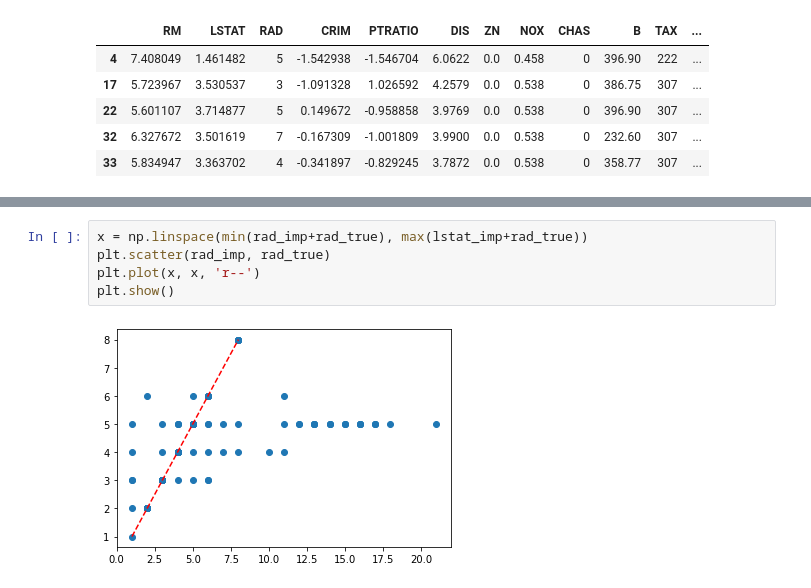
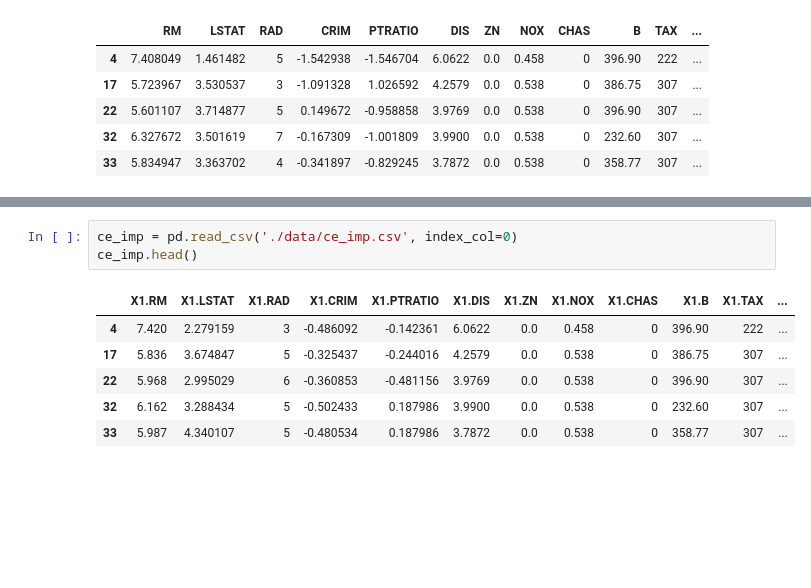
Before and after one commit to vrvrv/STA714_final, a Jupyter notebook: Imputation_result.ipynb, the cells around one changed output, grey strips where cells are left out. Drawn from its saved outputs; the diff is of its cells as text; blank space fills up the shorter version.

```diff
--- a/Imputation_result.ipynb
+++ b/Imputation_result.ipynb
@@ -79,7 +23,10 @@ plt.show()
-# %%
-x = np.linspace(min(rad_imp+rad_true), max(lstat_imp+rad_true))
-plt.scatter(rad_imp, rad_true)
-plt.plot(x, x, 'r--')
-plt.show()
-# %% [output]
-[figure, removed]
+# %%
+ce_imp = pd.read_csv('./data/ce_imp.csv', index_col=0)
+ce_imp.head()
+# %% [output]
+|  | X1.RM | X1.LSTAT | X1.RAD | X1.CRIM | X1.PTRATIO | X1.DIS | X1.ZN | X1.NOX | X1.CHAS | X1.B | X1.TAX | ... |
+| 4 | 7.420 | 2.279159 | 3 | -0.486092 | -0.142361 | 6.0622 | 0.0 | 0.458 | 0 | 396.90 | 222 | ... |
+| 17 | 5.836 | 3.674847 | 5 | -0.325437 | -0.244016 | 4.2579 | 0.0 | 0.538 | 0 | 386.75 | 307 | ... |
+| 22 | 5.968 | 2.995029 | 6 | -0.360853 | -0.481156 | 3.9769 | 0.0 | 0.538 | 0 | 396.90 | 307 | ... |
+| 32 | 6.162 | 3.288434 | 5 | -0.502433 | 0.187986 | 3.9900 | 0.0 | 0.538 | 0 | 232.60 | 307 | ... |
+| 33 | 5.987 | 4.340107 | 5 | -0.480534 | 0.187986 | 3.7872 | 0.0 | 0.538 | 0 | 358.77 | 307 | ... |
```
Also changed, not shown: parts of 6 cells of this notebook, 5 other files.
